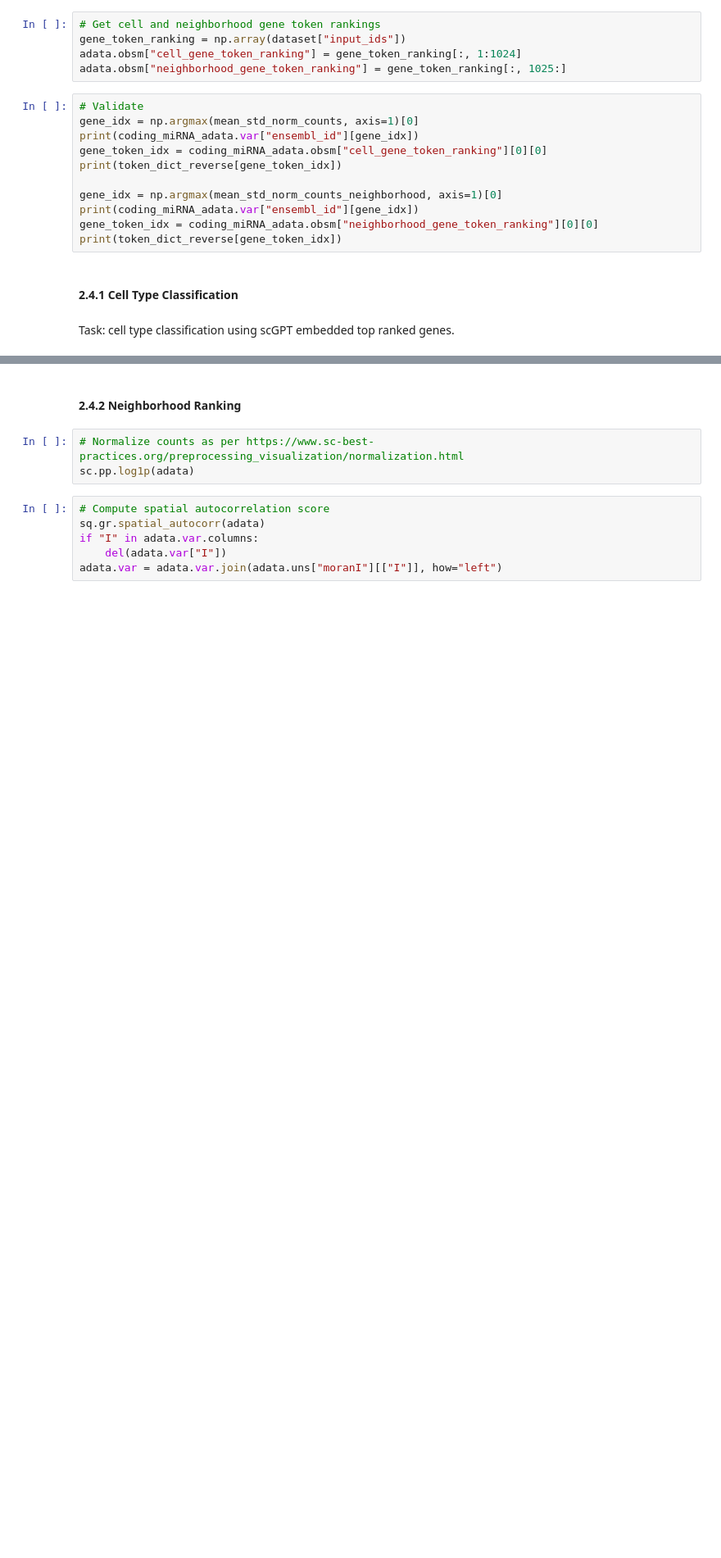
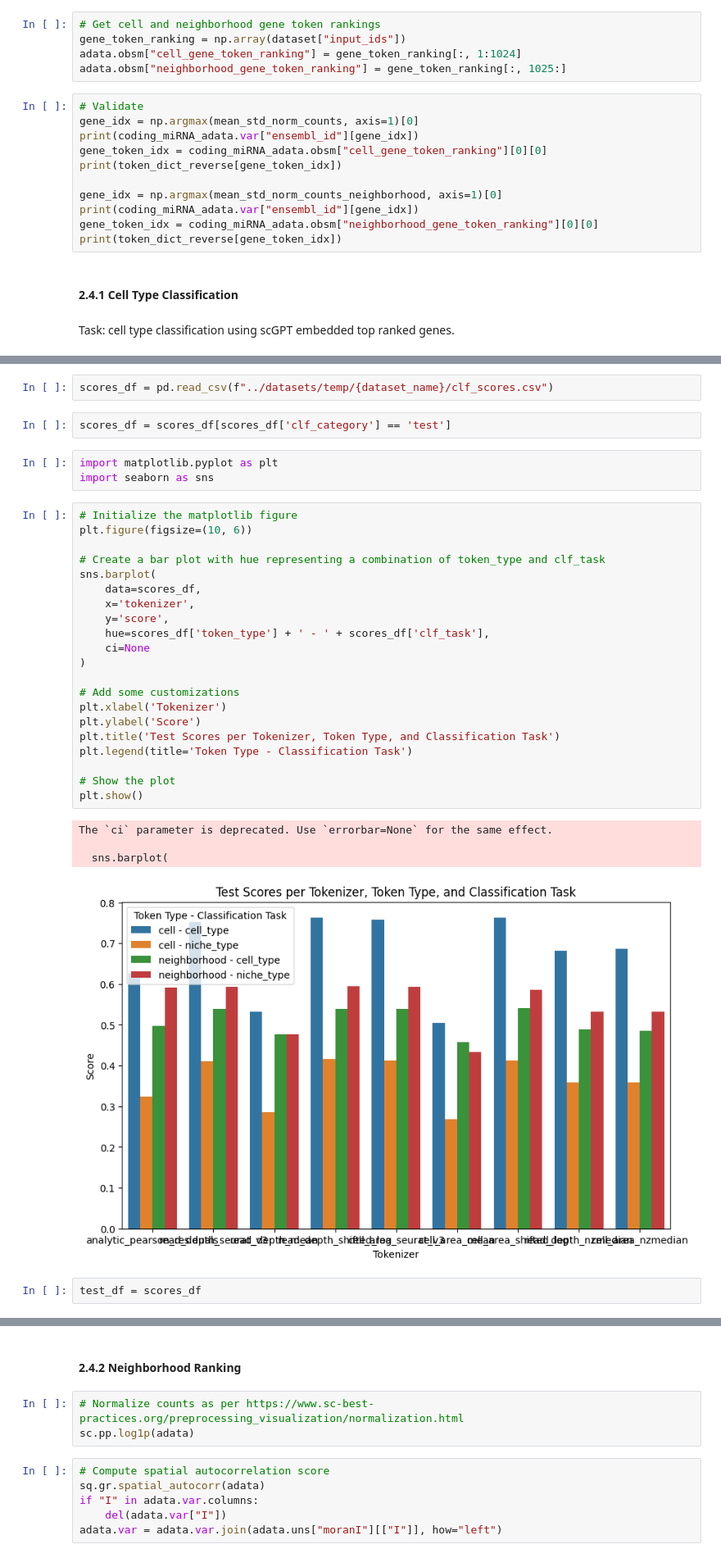
Before and after one commit to Lotfollahi-lab/terra-reproducibility, a Jupyter notebook: notebooks/tokenization.ipynb, the cells around one changed output, grey strips where cells are left out. Shown at 82% size. Drawn from its saved outputs; the diff is of its cells as text; blank space fills up the shorter version.

Commit message:
Create first tokenization evaluation plot

```diff
--- a/notebooks/tokenization.ipynb
+++ b/notebooks/tokenization.ipynb
@@ -452,0 +547,35 @@ encoded_dataset["input_tokens"][0]
+# %%
+scores_df = pd.read_csv(f"../datasets/temp/{dataset_name}/clf_scores.csv")
+# %%
+scores_df = scores_df[scores_df['clf_category'] == 'test']
+# %%
+import matplotlib.pyplot as plt
+import seaborn as sns
+# %%
+# Initialize the matplotlib figure
+plt.figure(figsize=(10, 6))
+
+# Create a bar plot with hue representing a combination of token_type and clf_task
+sns.barplot(
+    data=scores_df,
+    x='tokenizer',
+    y='score',
+    hue=scores_df['token_type'] + ' - ' + scores_df['clf_task'],
+    ci=None
+)
+
+# Add some customizations
+plt.xlabel('Tokenizer')
+plt.ylabel('Score')
+plt.title('Test Scores per Tokenizer, Token Type, and Classification Task')
+plt.legend(title='Token Type - Classification Task')
+
+# Show the plot
+plt.show()
+# %% [output]
+The `ci` parameter is deprecated. Use `errorbar=None` for the same effect.
+
+  sns.barplot(
+[figure, added]
+# %%
+test_df = scores_df
```
Also changed, not shown: parts of 41 cells of this notebook, 2 other files.
